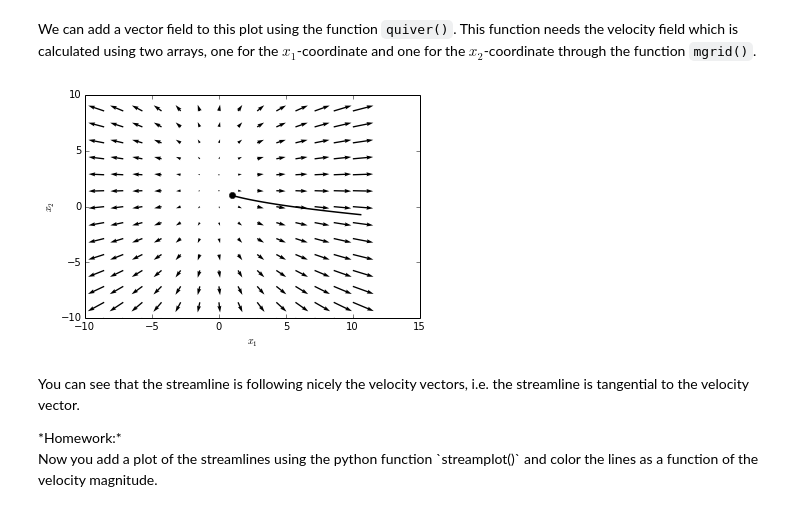
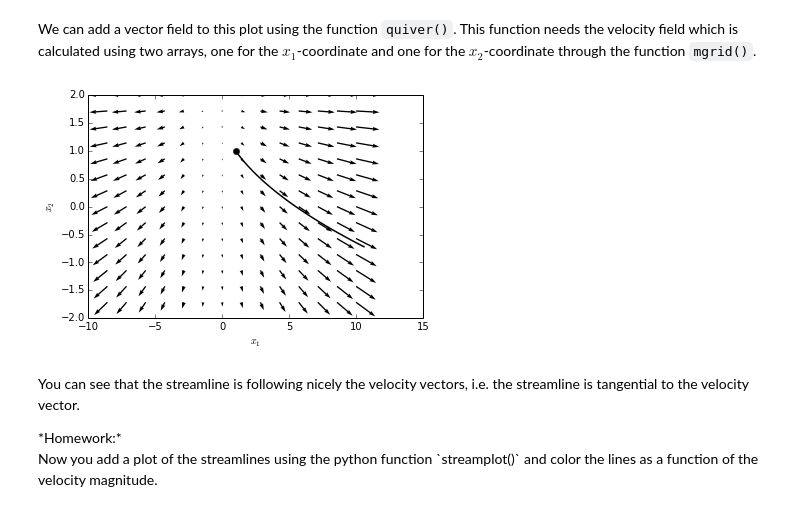
Before and after one commit to cdohl/ph3501, a Jupyter notebook: notebooks/02_Streamlines, Pathlines, Streaklines.ipynb, the cells around one changed output. Cells and saved outputs as stored; diff of their text form; code cells hidden in the pictures.

```diff
--- a/notebooks/02_Streamlines, Pathlines, Streaklines.ipynb
+++ b/notebooks/02_Streamlines, Pathlines, Streaklines.ipynb
@@ -96,20 +96,20 @@ We can add a vector field to this plot using the function `quiver()`. This funct
 # %%
 #generate two arrays with 15x15 elements
 #containing the x1 and x2 coordinates respectively
-x1,x2 = np.mgrid[-10.:10.:15j, -10.:10.:15j]
+x1,x2 = np.mgrid[-10.:10.:15j, -2.:2.:15j]
 #Calculate the velocity field for each element of the
 #arrays x1 and x2
 u1=2.*x1+1.
 u2=x2-2.
 plt.quiver(x1,x2,u1,u2,angles='xy') #plot the velocity field
 plt.hold(True)
 #streamline through (1,1) at time t=1
 plt.plot(X1_stream,X2_stream,'k',linewidth=1.5)
 plt.plot(1.,1.,'ko')
 plt.xlabel('$x_1$')
 plt.ylabel('$x_2$');
 # %% [output]
-[figure, old version]
+[figure, new version]
 # %% [markdown]
 You can see that the streamline is following nicely the velocity vectors, i.e. the streamline is tangential to the velocity vector.
 <p>
```
Also changed, not shown: 1 other file.
